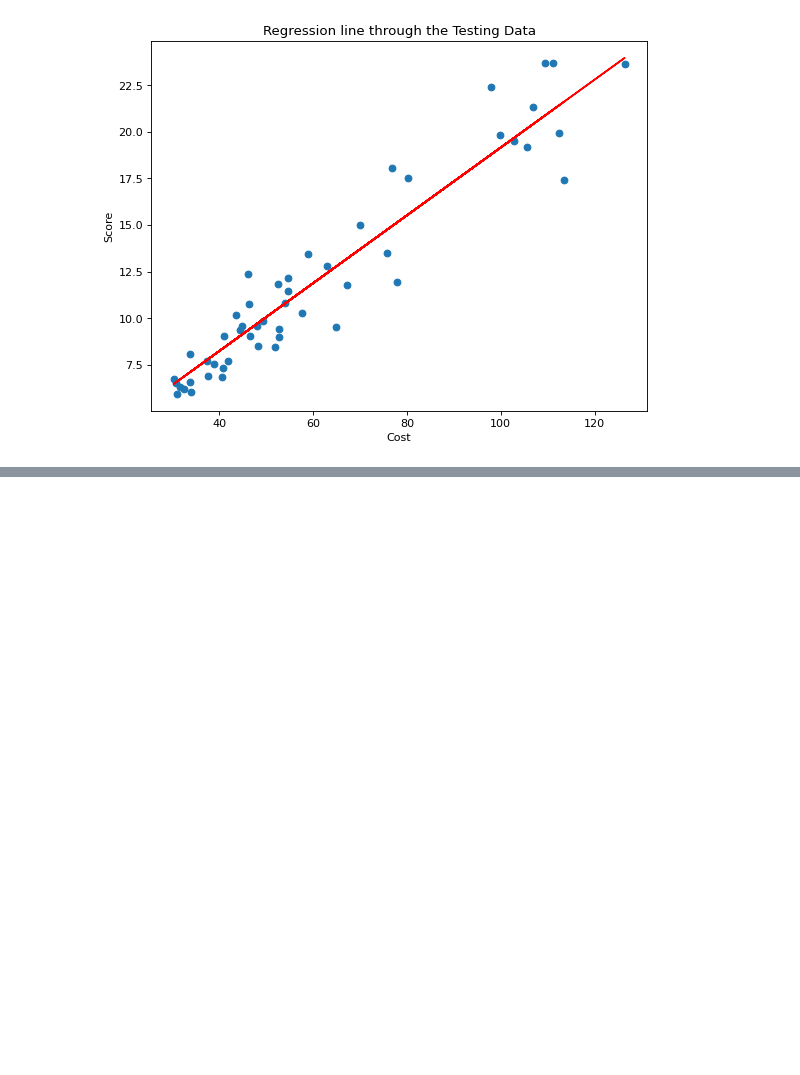
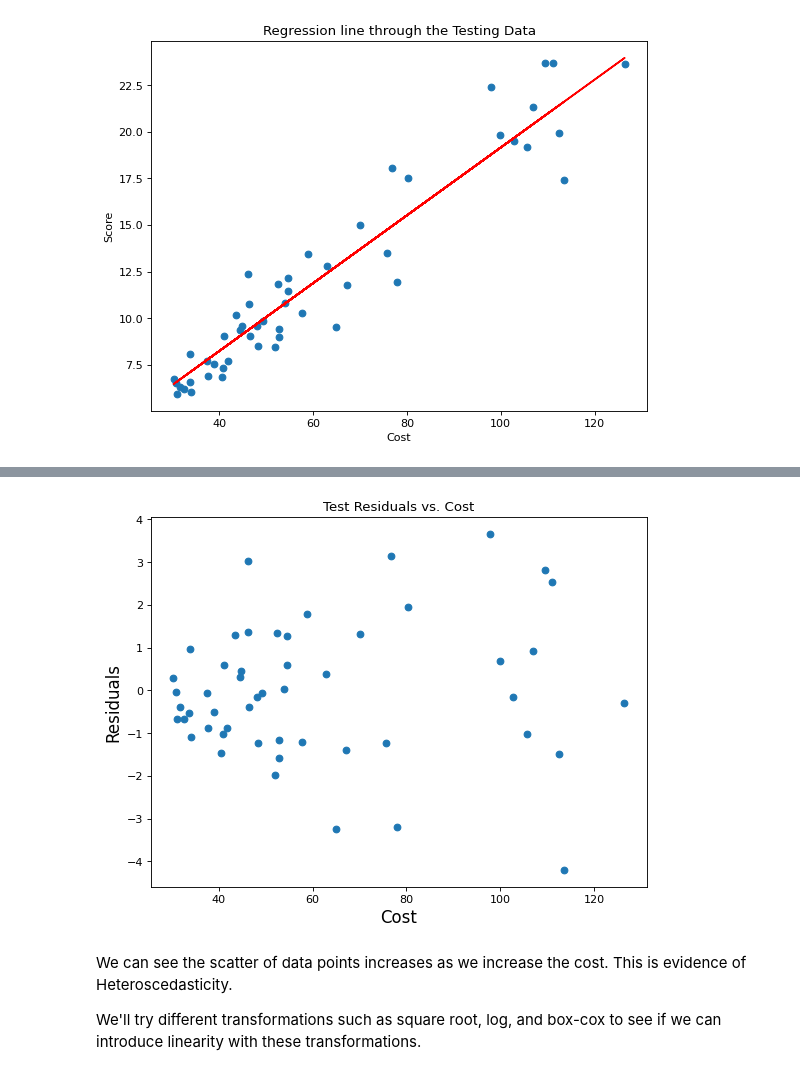
Before and after one commit to M-Abdullah-D/Training_Projects, a Jupyter notebook: Linear Regression Model Project/Notebook.ipynb, the cells around one changed output, grey strips where cells are left out. Drawn from its saved outputs; the diff is of its cells as text; code cells hidden in the pictures; blank space fills up the shorter version.

```diff
--- a/Linear Regression Model Project/Notebook.ipynb
+++ b/Linear Regression Model Project/Notebook.ipynb
@@ -307,0 +413,23 @@ plt.show()
+# %%
+#Demo of how to deal with non-constant variance through transformations
+
+test_residuals=(y_test-y_test_fitted)
+len(y_test)
+len(y_test_fitted)
+len(test_residuals)
+
+#Residuals vs. predictor in test set
+figure(figsize=(8, 6), dpi=80)
+plt.title('Test Residuals vs. Cost')
+plt.xlabel('Cost',fontsize=15)
+plt.ylabel('Residuals',fontsize=15)
+plt.scatter(x_test, test_residuals)
+plt.show()
+
+#Some evidence of non-constant variance
+# %% [output]
+[figure, added]
+# %% [markdown]
+We can see the scatter of data points increases as we increase the cost. This is evidence of Heteroscedasticity.
+
+We'll try different transformations such as square root, log, and box-cox to see if we can introduce linearity with these transformations.
```
Also changed, not shown: parts of 5 cells of this notebook.
